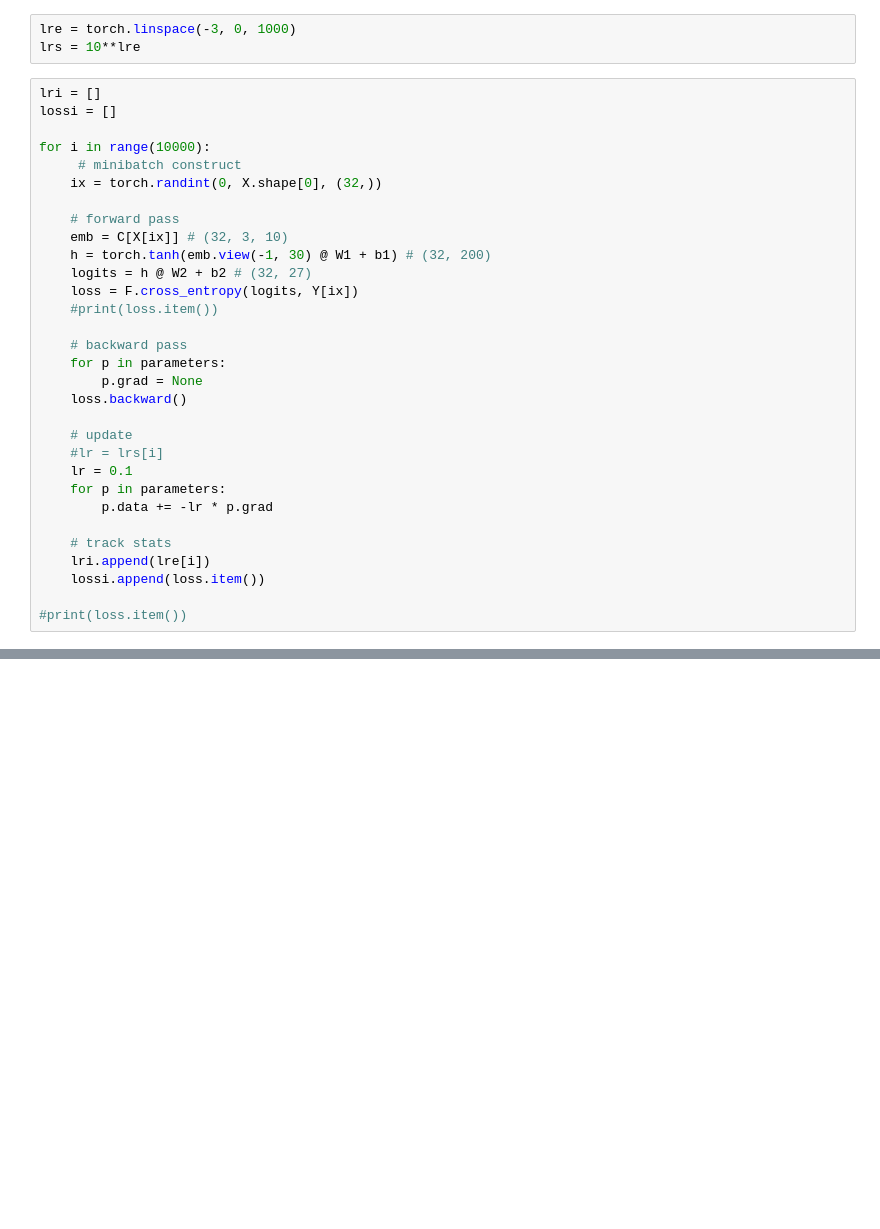
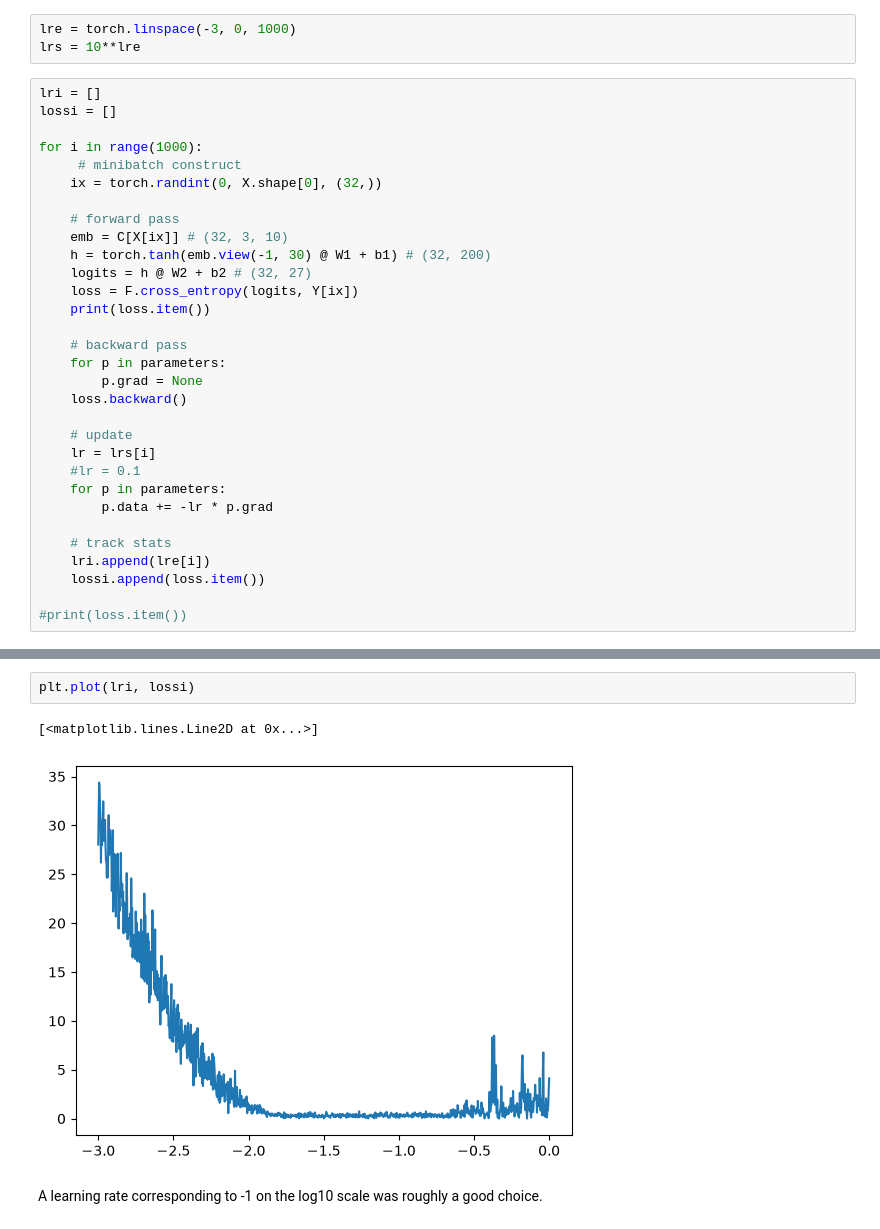
Before and after one commit to RezaAdousi/Neural-Networks-from-Scratch, a Jupyter notebook: 03-makemore-MLP/makemore_mlp.ipynb, the cells around one changed output, grey strips where cells are left out. Cells and saved outputs as stored; diff of their text form; blank space fills up the shorter version.

```diff
--- a/03-makemore-MLP/makemore_mlp.ipynb
+++ b/03-makemore-MLP/makemore_mlp.ipynb
@@ -139,7 +140,7 @@ lrs = 10**lre
 lri = []
 lossi = []
 
-for i in range(10000):
+for i in range(1000):
      # minibatch construct
     ix = torch.randint(0, X.shape[0], (32,))
 
@@ -148,7 +149,7 @@ for i in range(10000):
     h = torch.tanh(emb.view(-1, 30) @ W1 + b1) # (32, 200)
     logits = h @ W2 + b2 # (32, 27)
     loss = F.cross_entropy(logits, Y[ix])
-    #print(loss.item())
+    print(loss.item())
 
     # backward pass
     for p in parameters:
@@ -156,8 +157,8 @@ for i in range(10000):
     loss.backward()
 
     # update
-    #lr = lrs[i]
-    lr = 0.1
+    lr = lrs[i]
+    #lr = 0.1
     for p in parameters:
         p.data += -lr * p.grad
 
@@ -168,0 +188,7 @@ for i in range(10000):
+# %%
+plt.plot(lri, lossi)
+# %% [output]
+[<matplotlib.lines.Line2D at 0x...>]
+[figure, added]
+# %% [markdown]
+A learning rate corresponding to -1 on the log10 scale was roughly a good choice.
```
Also changed, not shown: parts of 26 cells of this notebook, 1 other file.
